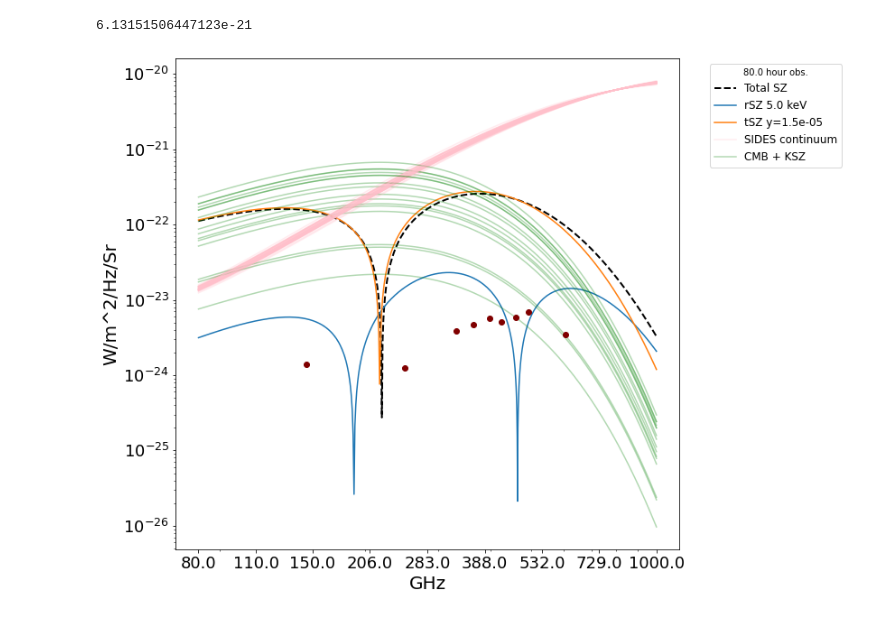
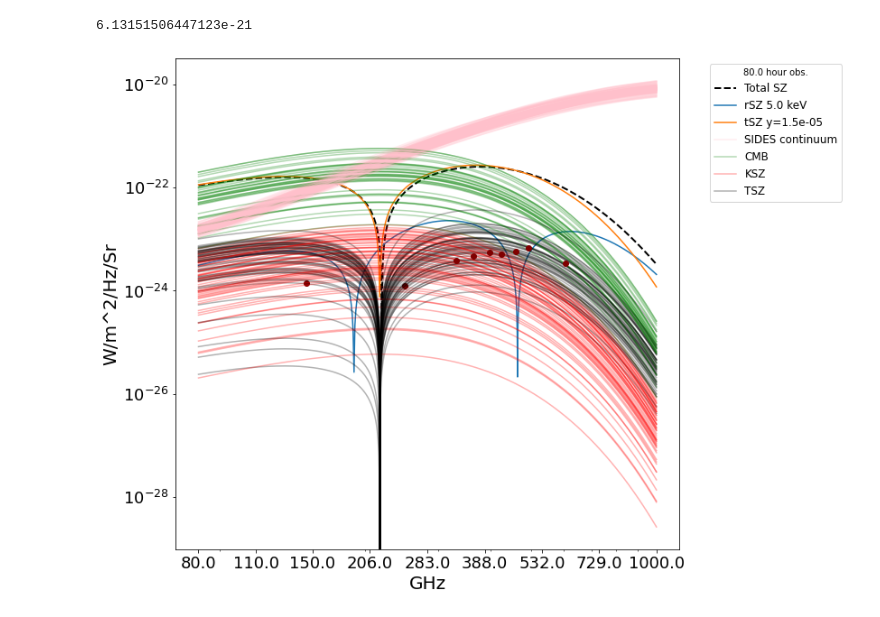
Before and after one commit to eitanrapa/Spectro-Imaging-Forecasting-Tool, a Jupyter notebook: Analysis notebooks/Stacked realizations.ipynb, the cells around one changed output. Drawn from its saved outputs; the diff is of its cells as text; code cells hidden in the pictures.

```diff
--- a/Analysis notebooks/Stacked realizations.ipynb
+++ b/Analysis notebooks/Stacked realizations.ipynb
@@ -154,54 +156,52 @@ plt.plot(freq*HztoGHz,abs(SIFT.szpack_signal(freq,SIFT.y_to_tau(y,electron_tempe
 
 plt.plot(freq*HztoGHz,abs(SIFT.classical_tsz(y,freq)),label='tSZ y=' + str(y))
 
-long_list=[31,15,2,104,113,114,47,114,128,35,8,57,22,82,109,70,104,59,51,62,109,38,148,89,37,133,44,150,117,53,24,11,99,12,143,112,48,114,110,3]
-lat_list=[54,89,88,122,120,96,77,15,64,132,15,13,108,145,3,86,48,91,118,152,84,70,41,64,101,55,81,26,40,126,56,24,30,7,102,63,14,31,39,51]
-
 #Read saved parameters file
-df = pd.read_csv('/data/bolocam/bolocam/erapaport/Auxiliary/parameter_file',header=None)
+df = pd.read_csv('/data/bolocam/bolocam/erapaport/Auxiliary/parameter_file_100',header=None)
 params = df.to_numpy()
 
-for i in range(40):
-    amp_cmb = params[i,5]
-    sides_long = int(params[i,3])
-    sides_lat = int(params[i,4])
-    amp_ksz = params[i,6]
-    amp_tsz= params[i,7]
+for i in range(100):
+    sides_long = int(params[i,0])
+    sides_lat = int(params[i,1])
+    amp_cmb = params[i,2]
+    amp_ksz = params[i,3]
+    amp_tsz= params[i,4]
 
     #SIDES continuum model and emission line data
-    sides_template = SIFT.SIDES_continuum(freq, long_list[i], lat_list[i])
-    sides_template = sides_template*((6.13151506447123e-21)/sides_template[782])
+    sides_template = SIFT.SIDES_continuum(freq, sides_long, sides_lat)
     plt.plot(freq*HztoGHz,abs(sides_template),color='pink',alpha=0.3,label='SIDES continuum')
 
-    plt.plot(freq*HztoGHz,SIFT.dB(amp_cmb + amp_ksz, freq),color='green',alpha=0.3,label='CMB + KSZ')
+    plt.plot(freq*HztoGHz,SIFT.dB(amp_cmb, freq),color='green',alpha=0.3,label='CMB')
+    plt.plot(freq*HztoGHz,SIFT.dB(amp_ksz, freq),color='red',alpha=0.3,label='KSZ')
+    plt.plot(freq*HztoGHz,SIFT.classical_tsz(amp_tsz, freq),color='black',alpha=0.3,label='TSZ')
 
 bands = Bands_list1
 rms_values = np.asarray([0.36, 0.27])*(np.sqrt(80)/(np.sqrt(time/3600)))
 frequencies = [145,250]
 nu_total_array = np.array(frequencies)*GHztoHz
 x = h_p*nu_total_array/(k_b*TCMB)
 sigma_b_array = 2*k_b*((nu_total_array/c)**2)*(x/(np.exp(x)-1))*(x*np.exp(x))/(np.exp(x)-1)*np.array(rms_values)*1e-6
 plt.scatter(nu_total_array*HztoGHz,sigma_b_array, color='maroon')
 ncolor = len(bands)-2
 color=iter(cm.gray_r(np.linspace(1,0.8,ncolor+1)))
 for bb in range(ncolor):
     b1 = bands[bb+2]
     nu_vec_b1, sigma_B_b1 = SIFT.sigB(b1, time)
 
     colr=next(color)
     plt.plot(nu_vec_b1*HztoGHz, sigma_B_b1,'o', lw=7, alpha=1, color='maroon')
 
 
 plt.xscale('log')
 plt.yscale('log')
 plt.xlabel('GHz',fontsize=20)
 plt.ylabel('W/m^2/Hz/Sr',fontsize=20)
 
 #Make xticks match as best as possible
 plt.xticks(np.rint(np.logspace(np.log10(80), np.log10(1e3),num=9)),np.rint(np.logspace(np.log10(80), np.log10(1e3),num=9)))
 handles, labels = plt.gca().get_legend_handles_labels()
 by_label = dict(zip(labels, handles))
 plt.legend(by_label.values(), by_label.keys(), bbox_to_anchor=(1.05, 1), loc='upper left', frameon=True, prop={'size':12}, ncol=1, title= '{} hour obs.'.format(time/3600))
 plt.show()
 # %% [output]
-[figure, old version]
+[figure, new version]
```
Also changed, not shown: parts of 2 cells of this notebook, 7 other files.
